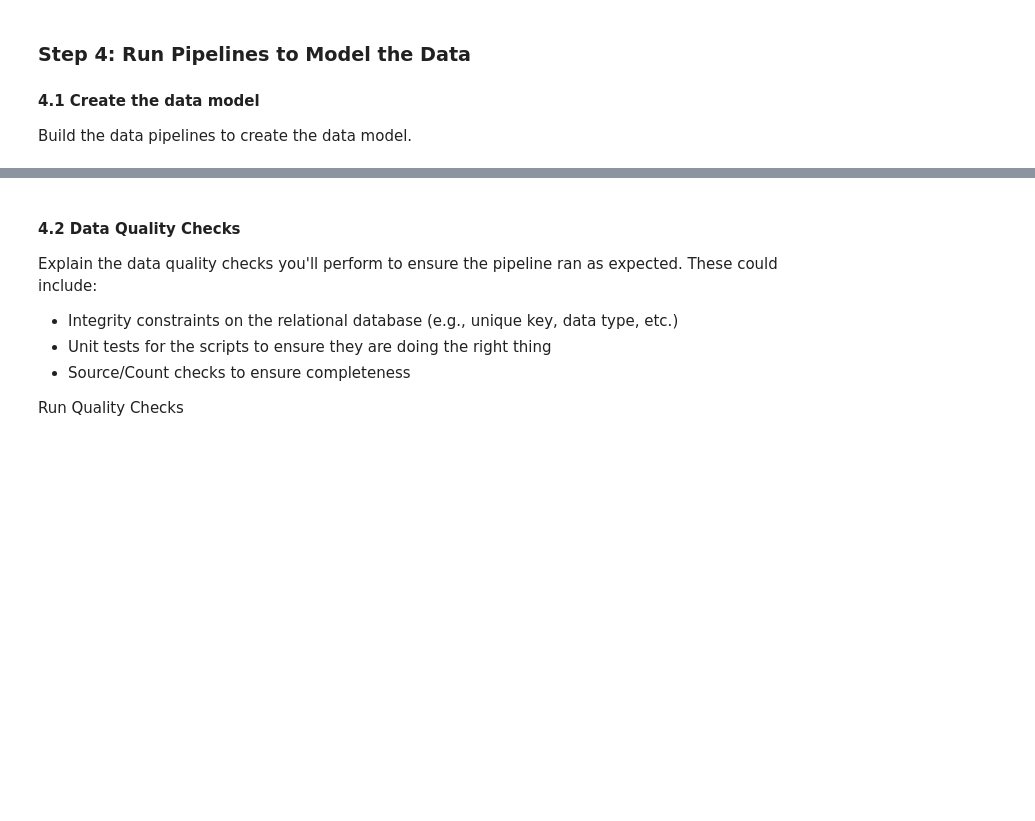
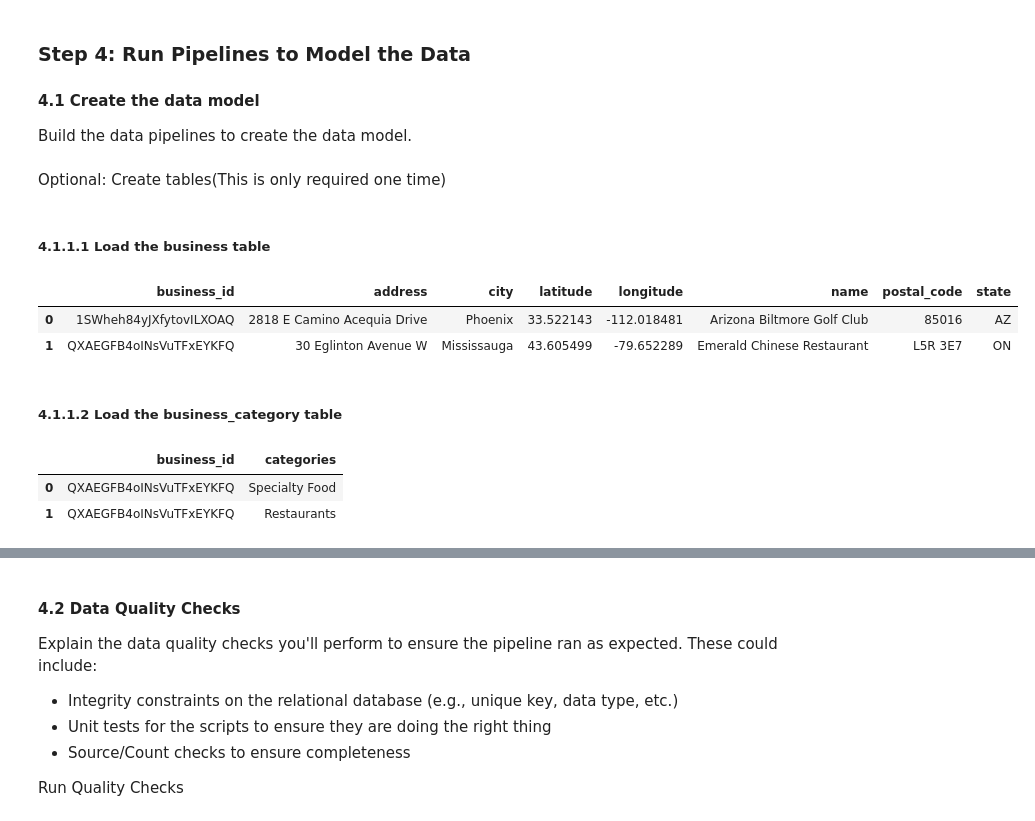
Before and after one commit to yuralim/yelp_dataset_analysis, a Jupyter notebook: Capstone Project Template.ipynb, the cells around one changed output, grey strips where cells are left out. Saved outputs shown, nothing was run; the diff lists cells and outputs as text; code cells hidden in the pictures; blank space fills up the shorter version.

```diff
--- a/Capstone Project Template.ipynb
+++ b/Capstone Project Template.ipynb
@@ -69,0 +380,2 @@ Build the data pipelines to create the data model.
+# %% [markdown]
+Optional: Create tables(This is only required one time)
@@ -69,0 +393,20 @@ Build the data pipelines to create the data model.
+# %% [markdown]
+##### 4.1.1.1 Load the business table
+# %%
+business_table_df = spark.sql("""
+select
+    business_id,
+    address,
+    city,
+    latitude,
+    longitude,
+    name,
+    postal_code,
+    state
+from business
+""")
+business_table_df.limit(2).toPandas()
+# %% [output]
+|  | business_id | address | city | latitude | longitude | name | postal_code | state |
+| 0 | 1SWheh84yJXfytovILXOAQ | 2818 E Camino Acequia Drive | Phoenix | 33.522143 | -112.018481 | Arizona Biltmore Golf Club | 85016 | AZ |
+| 1 | QXAEGFB4oINsVuTFxEYKFQ | 30 Eglinton Avenue W | Mississauga | 43.605499 | -79.652289 | Emerald Chinese Restaurant | L5R 3E7 | ON |
@@ -69,0 +428,11 @@ Build the data pipelines to create the data model.
+# %% [markdown]
+##### 4.1.1.2 Load the business_category table
+# %%
+business_category_table_df = business_df \
+    .select("business_id", "categories") \
+    .withColumn("categories", F.explode(F.split("categories", ", ")))
+business_category_table_df.limit(2).toPandas()
+# %% [output]
+|  | business_id | categories |
+| 0 | QXAEGFB4oINsVuTFxEYKFQ | Specialty Food |
+| 1 | QXAEGFB4oINsVuTFxEYKFQ | Restaurants |
```
Also changed, not shown: parts of 82 cells of this notebook, 6 other files.
